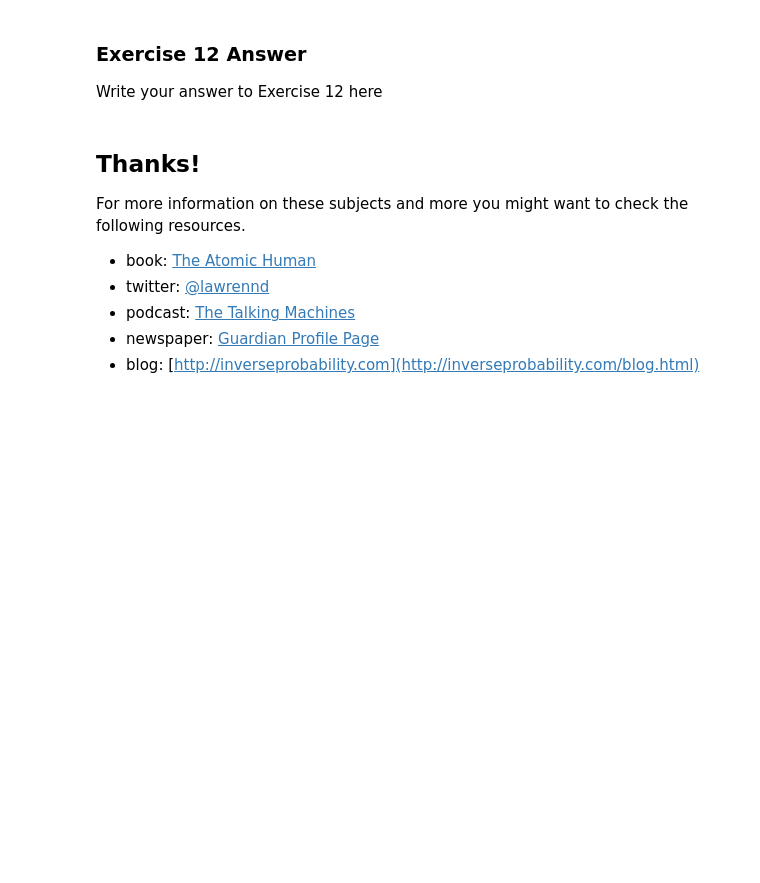
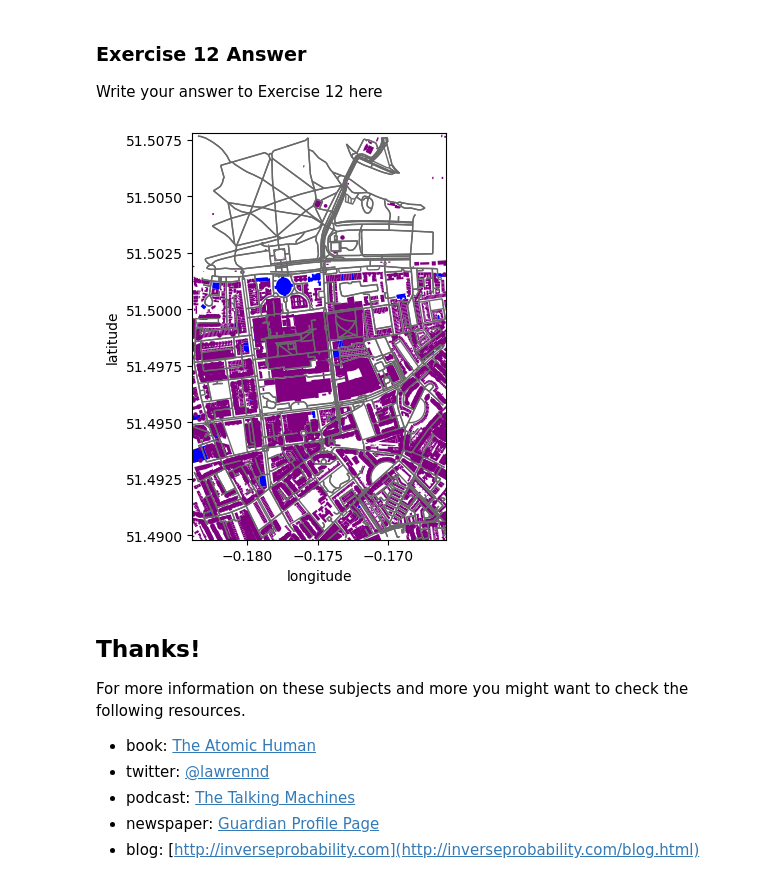
Before and after one commit to MatthewGregson123/fynesse_template, a Jupyter notebook: _notebooks/02_access_assess_geospatial.ipynb, the cells around one changed output. Cells and saved outputs as stored; diff of their text form; code cells hidden in the pictures; blank space fills up the shorter version.

```diff
--- a/_notebooks/02_access_assess_geospatial.ipynb
+++ b/_notebooks/02_access_assess_geospatial.ipynb
@@ -1486,7 +1485,20 @@ example functions.
 
 Write your answer to Exercise 12 here
 # %%
-# Use this box for any code you need
+tags = {
+    "building": True,
+    "addr:postcode": True,
+    "addr:housenumber": True,
+    "addr:street": True,
+}
+# Creating the bounding box
+north, south, west, east = fynesse.access.create_bounding_box(51.4988, -0.1749, 2)
+# Getting all the information about the area
+area, edges, buildings_with_addresses_pois, buildings_without_addresses_pois, addresses_pois_df = fynesse.access.get_poi_info(tags, north, south, east, west, "Kensington")
+# Plotting the information
+fynesse.assess.plot_map(area, edges, buildings_with_addresses_pois, buildings_without_addresses_pois, north, south, west, east)
+# %% [output]
+[figure, added]
 # %% [markdown]
 ## Thanks!
 
```
Also changed, not shown: parts of 13 cells of this notebook.
